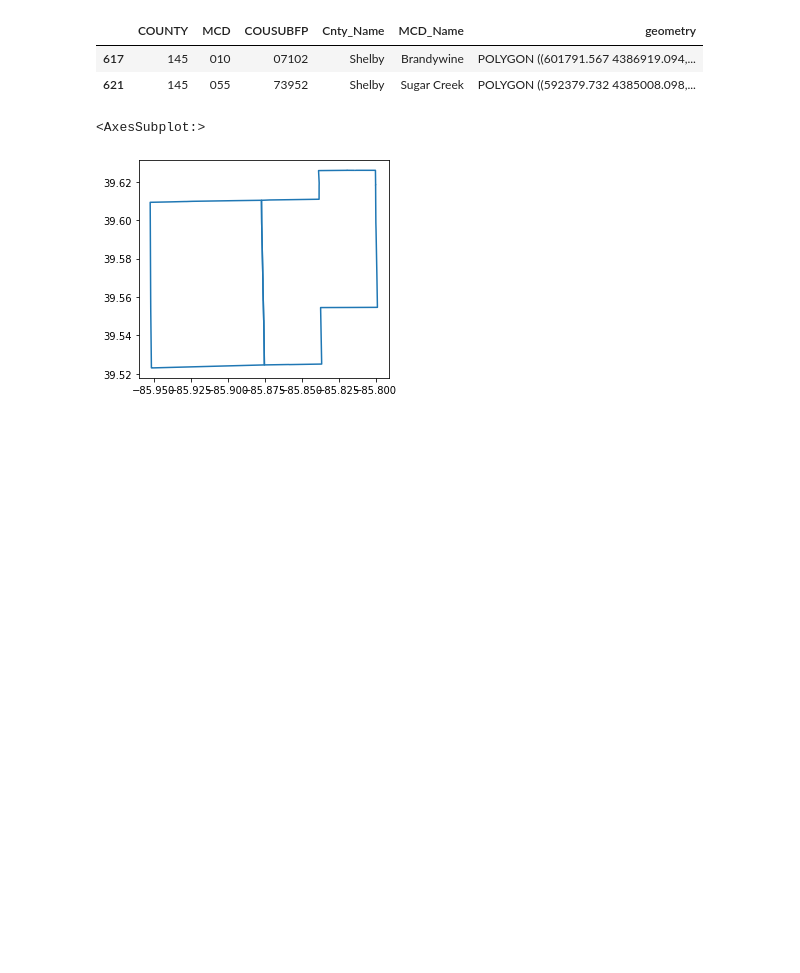
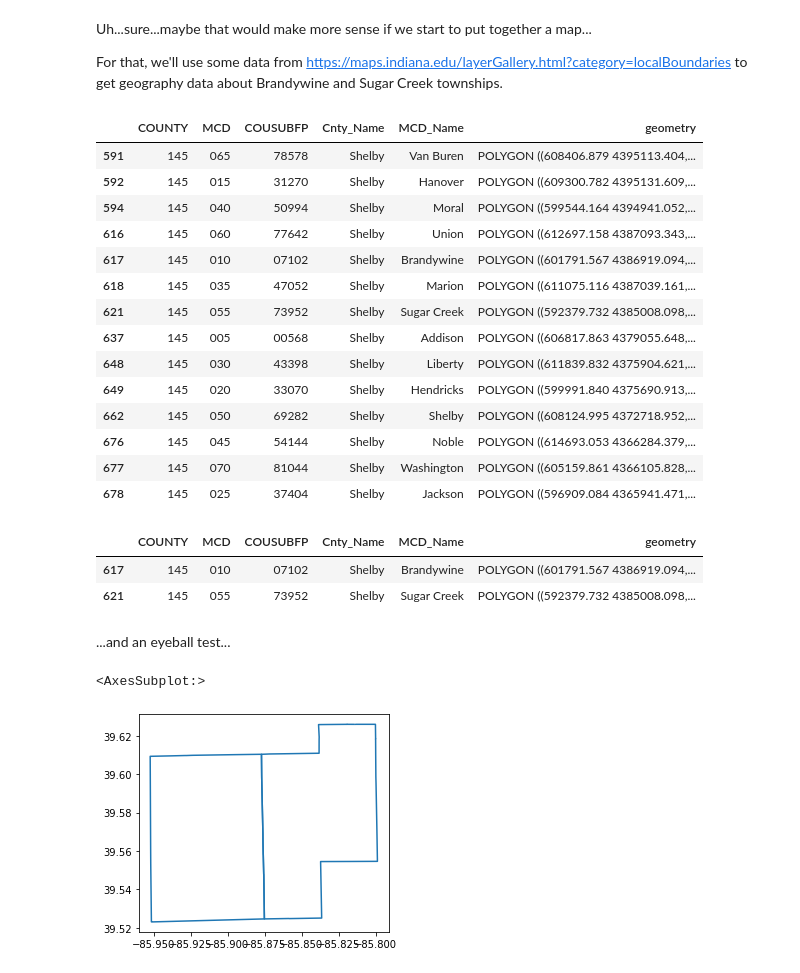
Before and after one commit to trimble/fire_geozones, a Jupyter notebook: Geos.ipynb, the cells around one changed output. Cells and saved outputs as stored; diff of their text form; code cells hidden in the pictures; blank space fills up the shorter version.

```diff
--- a/Geos.ipynb
+++ b/Geos.ipynb
@@ -100,15 +124,36 @@ get_engines().head()
+# %% [markdown]
+Uh...sure...maybe that would make more sense if we start to put together a map...
+
+For that, we'll use some data from https://maps.indiana.edu/layerGallery.html?category=localBoundaries to get geography data about Brandywine and Sugar Creek townships.
 # %%
-import matplotlib.pyplot as plt
-import geopandas as gpd
-
-townships = gpd.read_file(r'/Users/toddtrimble/Downloads/Local_Boundaries_Minor_Civil_Divisions/Minor_Civil_Divisions_IN.shp')
+townships = gpd.read_file(r'Local_Boundaries_Minor_Civil_Divisions/Minor_Civil_Divisions_IN.shp')
 is_shelby = townships['Cnty_Name']=="Shelby"
 shelby_townships = townships[is_shelby]
-in_jurisdiction = (shelby_townships['MCD_Name'] == "Brandywine") | (shelby_townships['MCD_Name'] == "Sugar Creek")
-jurisdiction = shelby_townships[in_jurisdiction]
-jurisdiction.head()
+shelby_townships
 # %% [output]
 |  | COUNTY | MCD | COUSUBFP | Cnty_Name | MCD_Name | geometry |
+| 591 | 145 | 065 | 78578 | Shelby | Van Buren | POLYGON ((608406.879 4395113.404,... |
+| 592 | 145 | 015 | 31270 | Shelby | Hanover | POLYGON ((609300.782 4395131.609,... |
+| 594 | 145 | 040 | 50994 | Shelby | Moral | POLYGON ((599544.164 4394941.052,... |
+| 616 | 145 | 060 | 77642 | Shelby | Union | POLYGON ((612697.158 4387093.343,... |
 | 617 | 145 | 010 | 07102 | Shelby | Brandywine | POLYGON ((601791.567 4386919.094,... |
+| 618 | 145 | 035 | 47052 | Shelby | Marion | POLYGON ((611075.116 4387039.161,... |
 | 621 | 145 | 055 | 73952 | Shelby | Sugar Creek | POLYGON ((592379.732 4385008.098,... |
+| 637 | 145 | 005 | 00568 | Shelby | Addison | POLYGON ((606817.863 4379055.648,... |
+| 648 | 145 | 030 | 43398 | Shelby | Liberty | POLYGON ((611839.832 4375904.621,... |
+| 649 | 145 | 020 | 33070 | Shelby | Hendricks | POLYGON ((599991.840 4375690.913,... |
+| 662 | 145 | 050 | 69282 | Shelby | Shelby | POLYGON ((608124.995 4372718.952,... |
+| 676 | 145 | 045 | 54144 | Shelby | Noble | POLYGON ((614693.053 4366284.379,... |
+| 677 | 145 | 070 | 81044 | Shelby | Washington | POLYGON ((605159.861 4366105.828,... |
+| 678 | 145 | 025 | 37404 | Shelby | Jackson | POLYGON ((596909.084 4365941.471,... |
+# %%
+in_jurisdiction = (shelby_townships['MCD_Name'] == "Brandywine") | (shelby_townships['MCD_Name'] == "Sugar Creek")
+jurisdiction = shelby_townships[in_jurisdiction]
+jurisdiction.head()
+# %% [output]
+|  | COUNTY | MCD | COUSUBFP | Cnty_Name | MCD_Name | geometry |
+| 617 | 145 | 010 | 07102 | Shelby | Brandywine | POLYGON ((601791.567 4386919.094,... |
+| 621 | 145 | 055 | 73952 | Shelby | Sugar Creek | POLYGON ((592379.732 4385008.098,... |
+# %% [markdown]
+...and an eyeball test...
 # %%
```
Also changed, not shown: parts of 18 cells of this notebook, 16 other files.
